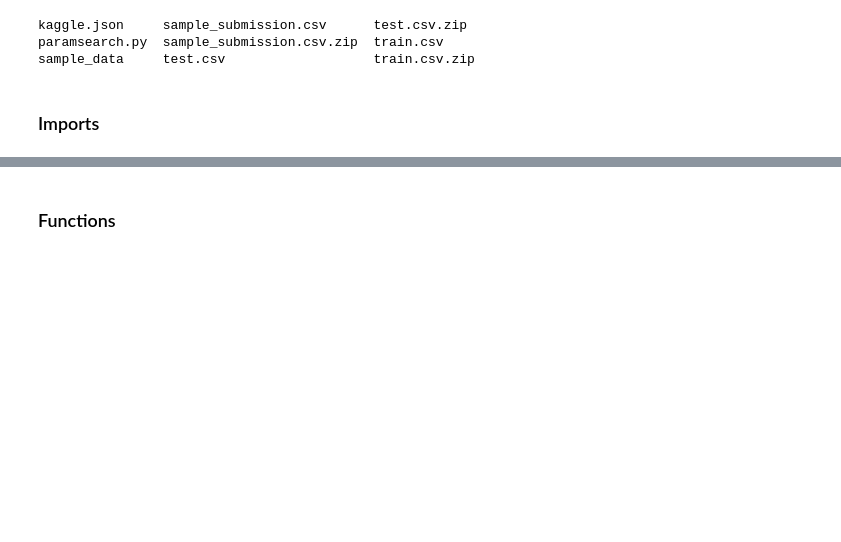
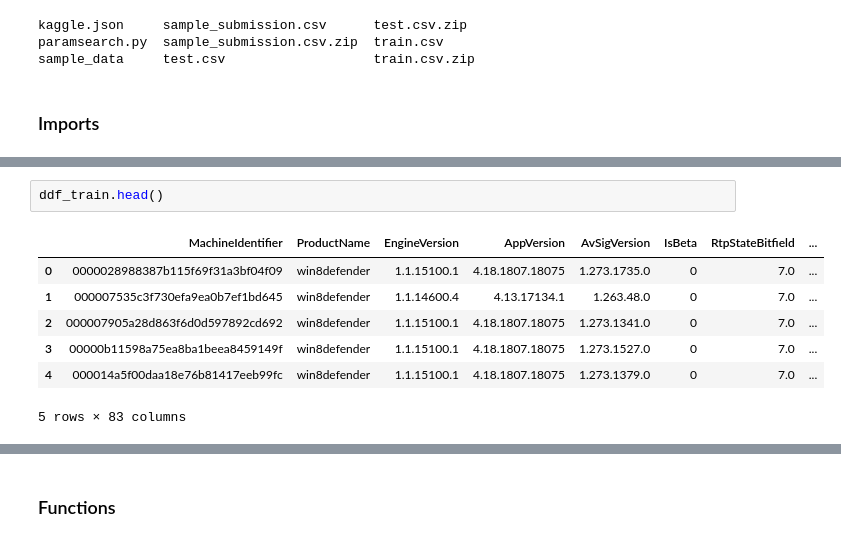
Before and after one commit to aptr288/KaggleProjects, a Jupyter notebook: MicrosoftMalwareDetection/microsoft_malware_prediction.ipynb, the cells around one changed output, grey strips where cells are left out. Cells and saved outputs as stored; diff of their text form; blank space fills up the shorter version.

```diff
--- a/MicrosoftMalwareDetection/microsoft_malware_prediction.ipynb
+++ b/MicrosoftMalwareDetection/microsoft_malware_prediction.ipynb
@@ -91,0 +188,10 @@ Loaded!
+# %%
+ddf_train.head()
+# %% [output]
+|  | MachineIdentifier | ProductName | EngineVersion | AppVersion | AvSigVersion | IsBeta | RtpStateBitfield | ... |
+| 0 | 0000028988387b115f69f31a3bf04f09 | win8defender | 1.1.15100.1 | 4.18.1807.18075 | 1.273.1735.0 | 0 | 7.0 | ... |
+| 1 | 000007535c3f730efa9ea0b7ef1bd645 | win8defender | 1.1.14600.4 | 4.13.17134.1 | 1.263.48.0 | 0 | 7.0 | ... |
+| 2 | 000007905a28d863f6d0d597892cd692 | win8defender | 1.1.15100.1 | 4.18.1807.18075 | 1.273.1341.0 | 0 | 7.0 | ... |
+| 3 | 00000b11598a75ea8ba1beea8459149f | win8defender | 1.1.15100.1 | 4.18.1807.18075 | 1.273.1527.0 | 0 | 7.0 | ... |
+| 4 | 000014a5f00daa18e76b81417eeb99fc | win8defender | 1.1.15100.1 | 4.18.1807.18075 | 1.273.1379.0 | 0 | 7.0 | ... |
+5 rows × 83 columns
```
Also changed, not shown: parts of 83 cells of this notebook.
